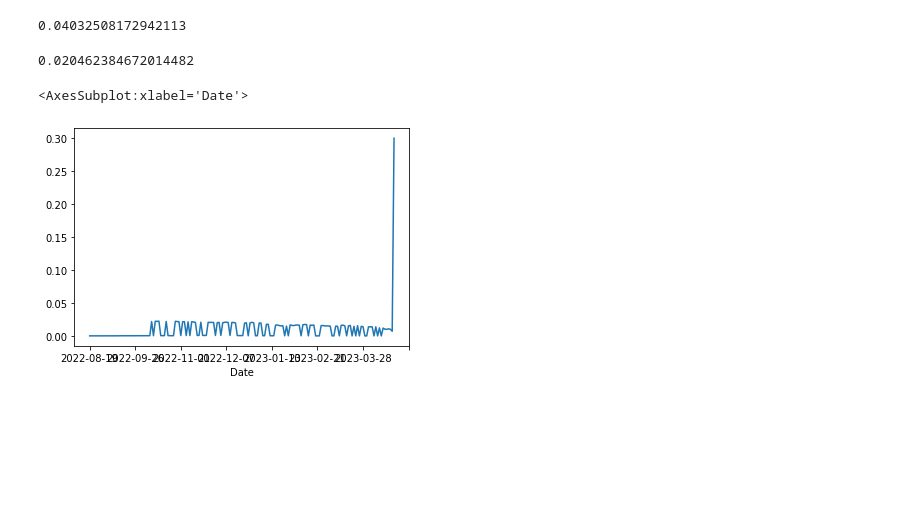
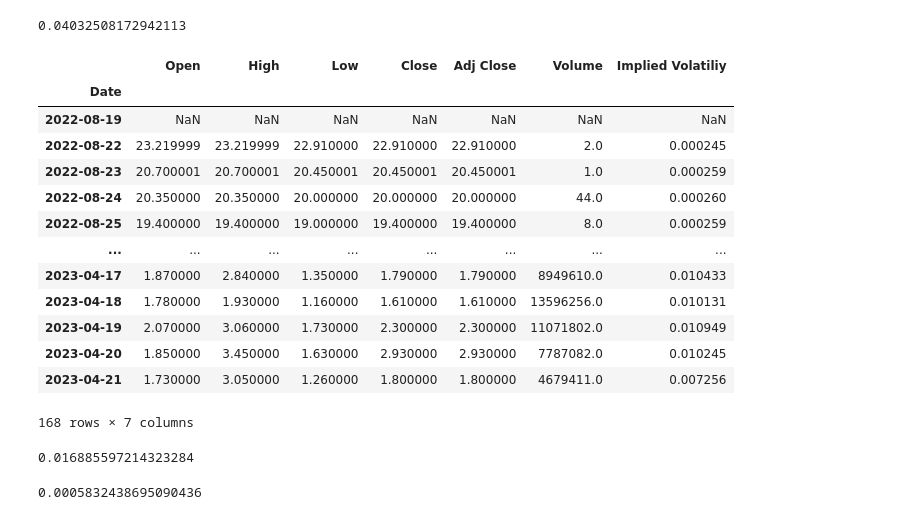
Before and after one commit to jaysoncheungcx/ELEC3180-Project, a Jupyter notebook: scripts/main_work.ipynb, the cells around one changed output. Cells and saved outputs as stored; diff of their text form; code cells hidden in the pictures; blank space fills up the shorter version.

```diff
--- a/scripts/main_work.ipynb
+++ b/scripts/main_work.ipynb
@@ -264,12 +264,28 @@ putConverged = len(aapl_put) - PutnanCount
 np.abs(aapl_put['Implied Volatiliy'].reset_index(drop=True)-aapl_hist["Realized Volatility"].iloc[1:-1].reset_index(drop=True)).sum()/putConverged
 # %% [output]
 0.04032508172942113
+# %%
+aapl_call.shift(1)
+# %% [output]
+|  | Open | High | Low | Close | Adj Close | Volume | Implied Volatiliy |
+| Date |  |  |  |  |  |  |  |
+| 2022-08-19 | NaN | NaN | NaN | NaN | NaN | NaN | NaN |
+| 2022-08-22 | 23.219999 | 23.219999 | 22.910000 | 22.910000 | 22.910000 | 2.0 | 0.000245 |
+| 2022-08-23 | 20.700001 | 20.700001 | 20.450001 | 20.450001 | 20.450001 | 1.0 | 0.000259 |
+| 2022-08-24 | 20.350000 | 20.350000 | 20.000000 | 20.000000 | 20.000000 | 44.0 | 0.000260 |
+| 2022-08-25 | 19.400000 | 19.400000 | 19.000000 | 19.400000 | 19.400000 | 8.0 | 0.000259 |
+| ... | ... | ... | ... | ... | ... | ... | ... |
+| 2023-04-17 | 1.870000 | 2.840000 | 1.350000 | 1.790000 | 1.790000 | 8949610.0 | 0.010433 |
+| 2023-04-18 | 1.780000 | 1.930000 | 1.160000 | 1.610000 | 1.610000 | 13596256.0 | 0.010131 |
+| 2023-04-19 | 2.070000 | 3.060000 | 1.730000 | 2.300000 | 2.300000 | 11071802.0 | 0.010949 |
+| 2023-04-20 | 1.850000 | 3.450000 | 1.630000 | 2.930000 | 2.930000 | 7787082.0 | 0.010245 |
+| 2023-04-21 | 1.730000 | 3.050000 | 1.260000 | 1.800000 | 1.800000 | 4679411.0 | 0.007256 |
+168 rows × 7 columns
 # %%
-np.abs(aapl_call['Implied Volatiliy'].reset_index(drop=True)-aapl_hist["Realized Volatility"].iloc[1:-1].reset_index(drop=True)).sum()/converged
+np.abs(aapl_call['Implied Volatiliy'].shift(1).reset_index(drop=True)-aapl_hist["Realized Volatility"].iloc[1:-1].reset_index(drop=True)).sum()/converged
 # %% [output]
-0.020462384672014482
+0.016885597214323284
 # %%
-aapl_call['Implied Volatiliy'].plot()
+aapl_call['Implied Volatiliy'].std()**2
 # %% [output]
-<AxesSubplot:xlabel='Date'>
+0.0005832438695090436
-[figure, removed]
```
Also changed, not shown: parts of 5 cells of this notebook.
